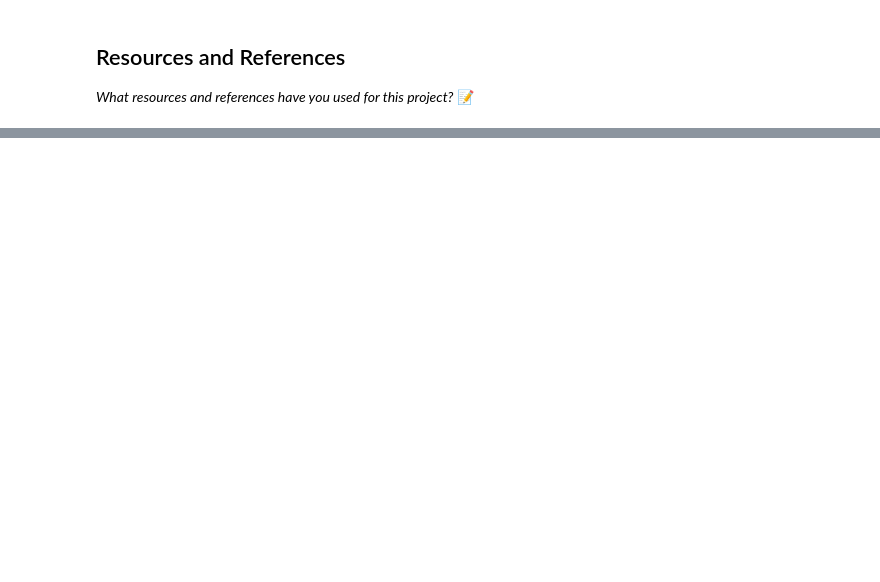
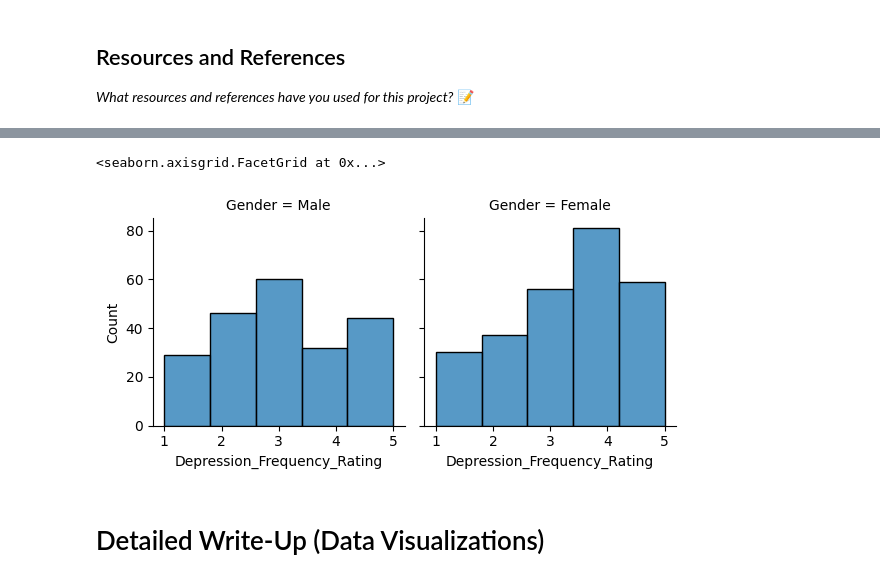
Before and after one commit to IT4063C001-Fall2025/final-project-seiberea, a Jupyter notebook: source.ipynb, the cells around one changed output, grey strips where cells are left out. Saved outputs shown, nothing was run; the diff lists cells and outputs as text; code cells hidden in the pictures; blank space fills up the shorter version.

```diff
--- a/source.ipynb
+++ b/source.ipynb
@@ -60,0 +231,10 @@ df = pd.read_excel("data_sources_standardized.xlsx")
+# %%
+# Facet Grid of Depression_Frequency_Rating by Gender
+
+g = sns.FacetGrid(filtered_df, col='Gender')
+g.map(sns.histplot, 'Depression_Frequency_Rating', bins=5)
+# %% [output]
+<seaborn.axisgrid.FacetGrid at 0x...>
+[figure, added]
+# %% [markdown]
+# Detailed Write-Up (Data Visualizations)
```
Also changed, not shown: parts of 19 cells of this notebook, 3 other files.
